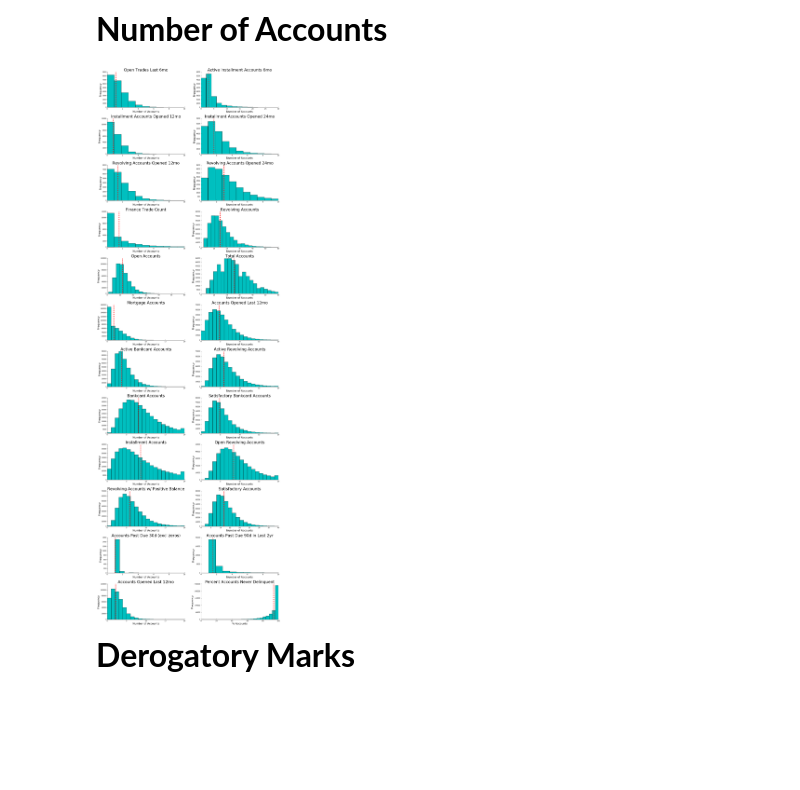
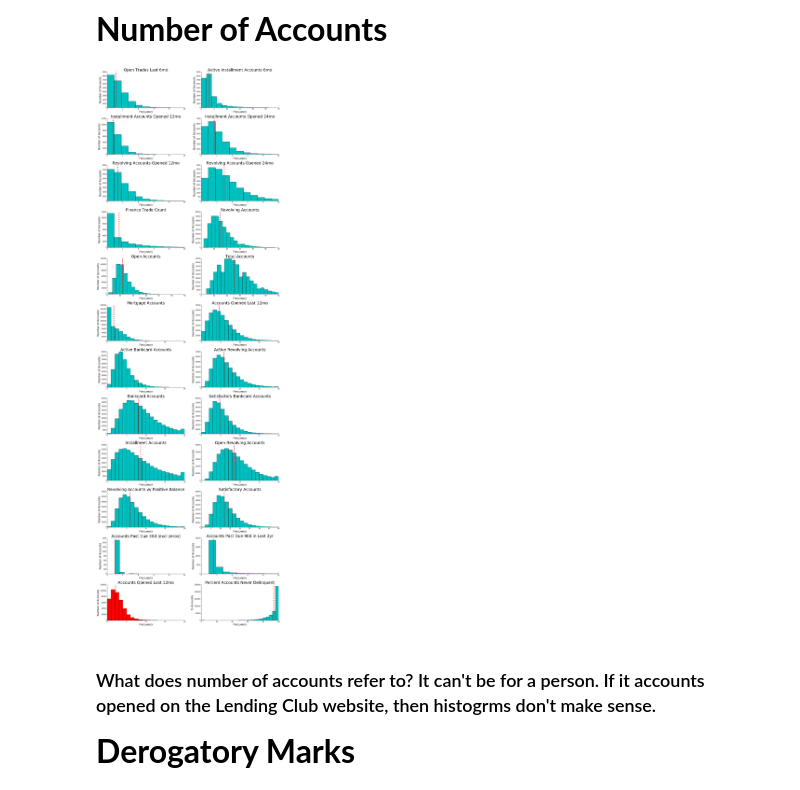
Before and after one commit to ankitagarwal/cs109a, a Jupyter notebook: base_notebook.ipynb, the cells around one changed output. Saved outputs shown, nothing was run; the diff lists cells and outputs as text; code cells hidden in the pictures; blank space fills up the shorter version.

Commit message:
Chart Labels Fix pt 2

```diff
--- a/base_notebook.ipynb
+++ b/base_notebook.ipynb
@@ -226,7 +226,7 @@ def plt_hist(x, x_min, x_max, log_trans, n_bins, title, ax, y_label, x_label, co
         x_min = np.log10(x_min)
         x_max = np.log10(x_max)
 
-    color_arr = ['c', 'b', 'm', 'g']
+    color_arr = ['c', 'b', 'm', 'g', 'r']
     x_plt = x[(x >= x_min) & (x <= x_max)]
     ax.hist(x_plt, bins=n_bins, color=color_arr[color])
     ax.set_xlim([x_min, x_max])
@@ -327,34 +327,36 @@ plt.show()
 **<font size=6>Number of Accounts</font>**
 # %%
 fig, ax = plt.subplots(12, 2, figsize=(16, 48))
-plt_hist(data.open_acc_6m, 0, 10, False, 11, "Open Trades Last 6mo", ax[0, 0], "Frequency", "Number of Accounts", 0)
-plt_hist(data.open_il_6m, 0, 30, False, 15, "Active Installment Accounts 6mo", ax[0, 1], "Frequency", "Number of Accounts", 0)
-plt_hist(data.open_il_12m, 0, 10, False, 11, "Installment Accounts Opened 12mo", ax[1, 0], "Frequency", "Number of Accounts", 0)
-plt_hist(data.open_il_24m, 0, 10, False, 11, "Installment Accounts Opened 24mo", ax[1, 1], "Frequency", "Number of Accounts", 0)
-plt_hist(data.open_rv_12m, 0, 10, False, 11, "Revolving Accounts Opened 12mo", ax[2, 0], "Frequency", "Number of Accounts", 0)
-plt_hist(data.open_rv_24m, 0, 10, False, 11, "Revolving Accounts Opened 24mo", ax[2, 1], "Frequency", "Number of Accounts", 0)
-plt_hist(data.total_cu_tl, 0, 10, False, 11, "Finance Trade Count", ax[3, 0], "Frequency", "Number of Accounts", 0)
-plt_hist(data.num_rev_accts, 0, 60, False, 20, "Revolving Accounts", ax[3, 1], "Frequency", "Number of Accounts", 0)
-plt_hist(data.open_acc, 0, 60, False, 20, "Open Accounts", ax[4, 0], "Frequency", "Number of Accounts", 0)
-plt_hist(data.total_acc, 0, 60, False, 20, "Total Accounts", ax[4, 1], "Frequency", "Number of Accounts", 0)
-plt_hist(data.mort_acc, 0, 20, False, 20, "Mortgage Accounts", ax[5, 0], "Frequency", "Number of Accounts", 0)
-plt_hist(data.acc_open_past_24mths, 0, 20, False, 20, "Accounts Opened Last 12mo", ax[5, 1], "Frequency", "Number of Accounts", 0)
-plt_hist(data.num_actv_bc_tl, 0, 20, False, 20, "Active Bankcard Accounts", ax[6, 0], "Frequency", "Number of Accounts", 0)
-plt_hist(data.num_actv_rev_tl, 0, 20, False, 20, "Active Revolving Accounts", ax[6, 1], "Frequency", "Number of Accounts", 0)
-plt_hist(data.num_bc_tl, 0, 20, False, 20, "Bankcard Accounts", ax[7, 0], "Frequency", "Number of Accounts", 0)
-plt_hist(data.num_bc_sats, 0, 20, False, 20, "Satisfactory Bankcard Accounts", ax[7, 1], "Frequency", "Number of Accounts", 0)
-plt_hist(data.num_il_tl, 0, 20, False, 20, "Installment Accounts", ax[8, 0], "Frequency", "Number of Accounts", 0)
-plt_hist(data.num_op_rev_tl, 0, 20, False, 20, "Open Revolving Accounts", ax[8, 1], "Frequency", "Number of Accounts", 0)
-plt_hist(data.num_rev_tl_bal_gt_0, 0, 20, False, 20, "Revolving Accounts w/ Positive Balance", ax[9, 0], "Frequency", "Number of Accounts", 0)
-plt_hist(data.num_sats, 0, 40, False, 20, "Satisfactory Accounts", ax[9, 1], "Frequency", "Number of Accounts", 0)
-plt_hist(data.num_tl_30dpd[data.num_tl_30dpd>0], 0, 10, False, 5, "Accounts Past Due 30d (excl zeros)", ax[10, 0], "Frequency", "Number of Accounts", 0)
-plt_hist(data.num_tl_90g_dpd_24m[data.num_tl_90g_dpd_24m>0], 0, 10, False, 10, "Accounts Past Due 90d in Last 2yr", ax[10, 1], "Frequency", "Number of Accounts", 0)
-plt_hist(data.num_tl_op_past_12m, 0, 20, False, 20, "Accounts Opened Last 12mo", ax[11, 0], "Frequency", "Number of Accounts", 0)
-plt_hist(data.pct_tl_nvr_dlq, 0, 100, False, 25, "Percent Accounts Never Delinquent", ax[11, 1], "Frequency", "% Accounts", 0)
+plt_hist(data.open_acc_6m, 0, 10, False, 11, "Open Trades Last 6mo", ax[0, 0], "Number of Accounts", "Frequency",  0)
+plt_hist(data.open_il_6m, 0, 30, False, 15, "Active Installment Accounts 6mo", ax[0, 1], "Number of Accounts", "Frequency", 0)
+plt_hist(data.open_il_12m, 0, 10, False, 11, "Installment Accounts Opened 12mo", ax[1, 0], "Number of Accounts", "Frequency", 0)
+plt_hist(data.open_il_24m, 0, 10, False, 11, "Installment Accounts Opened 24mo", ax[1, 1], "Number of Accounts", "Frequency", 0)
+plt_hist(data.open_rv_12m, 0, 10, False, 11, "Revolving Accounts Opened 12mo", ax[2, 0], "Number of Accounts", "Frequency", 0)
+plt_hist(data.open_rv_24m, 0, 10, False, 11, "Revolving Accounts Opened 24mo", ax[2, 1], "Number of Accounts", "Frequency", 0)
+plt_hist(data.total_cu_tl, 0, 10, False, 11, "Finance Trade Count", ax[3, 0], "Number of Accounts", "Frequency", 0)
+plt_hist(data.num_rev_accts, 0, 60, False, 20, "Revolving Accounts", ax[3, 1], "Number of Accounts", "Frequency", 0)
+plt_hist(data.open_acc, 0, 60, False, 20, "Open Accounts", ax[4, 0], "Number of Accounts", "Frequency", 0)
+plt_hist(data.total_acc, 0, 60, False, 20, "Total Accounts", ax[4, 1], "Number of Accounts", "Frequency", 0)
+plt_hist(data.mort_acc, 0, 20, False, 20, "Mortgage Accounts", ax[5, 0], "Number of Accounts", "Frequency", 0)
+plt_hist(data.acc_open_past_24mths, 0, 20, False, 20, "Accounts Opened Last 12mo", ax[5, 1], "Number of Accounts", "Frequency", 0)
+plt_hist(data.num_actv_bc_tl, 0, 20, False, 20, "Active Bankcard Accounts", ax[6, 0], "Number of Accounts", "Frequency", 0)
+plt_hist(data.num_actv_rev_tl, 0, 20, False, 20, "Active Revolving Accounts", ax[6, 1], "Number of Accounts", "Frequency", 0)
+plt_hist(data.num_bc_tl, 0, 20, False, 20, "Bankcard Accounts", ax[7, 0], "Number of Accounts", "Frequency", 0)
+plt_hist(data.num_bc_sats, 0, 20, False, 20, "Satisfactory Bankcard Accounts", ax[7, 1], "Number of Accounts", "Frequency", 0)
+plt_hist(data.num_il_tl, 0, 20, False, 20, "Installment Accounts", ax[8, 0], "Number of Accounts", "Frequency", 0)
+plt_hist(data.num_op_rev_tl, 0, 20, False, 20, "Open Revolving Accounts", ax[8, 1], "Number of Accounts", "Frequency", 0)
+plt_hist(data.num_rev_tl_bal_gt_0, 0, 20, False, 20, "Revolving Accounts w/ Positive Balance", ax[9, 0], "Number of Accounts", "Frequency", 0)
+plt_hist(data.num_sats, 0, 40, False, 20, "Satisfactory Accounts", ax[9, 1], "Number of Accounts", "Frequency", 0)
+plt_hist(data.num_tl_30dpd[data.num_tl_30dpd>0], 0, 10, False, 5, "Accounts Past Due 30d (excl zeros)", ax[10, 0], "Number of Accounts", "Frequency", 0)
+plt_hist(data.num_tl_90g_dpd_24m[data.num_tl_90g_dpd_24m>0], 0, 10, False, 10, "Accounts Past Due 90d in Last 2yr", ax[10, 1], "Number of Accounts", "Frequency", 0)
+plt_hist(data.num_tl_op_past_12m, 0, 20, False, 20, "Accounts Opened Last 12mo", ax[11, 0], "Number of Accounts", "Frequency", 4)
+plt_hist(data.pct_tl_nvr_dlq, 0, 100, False, 25, "Percent Accounts Never Delinquent", ax[11, 1], "% Accounts", "Frequency",  0)
 plt.tight_layout()
 plt.show()
 # %% [output]
-[figure, old version]
+[figure, new version]
+# %% [markdown]
+### What does number of accounts refer to? It can't be for a person. If it accounts opened on the Lending Club website, then histogrms don't make sense.
 # %% [markdown]
 **<font size=6>Derogatory Marks</font>**
 # %%
```
Also changed, not shown: parts of 2 cells of this notebook.
